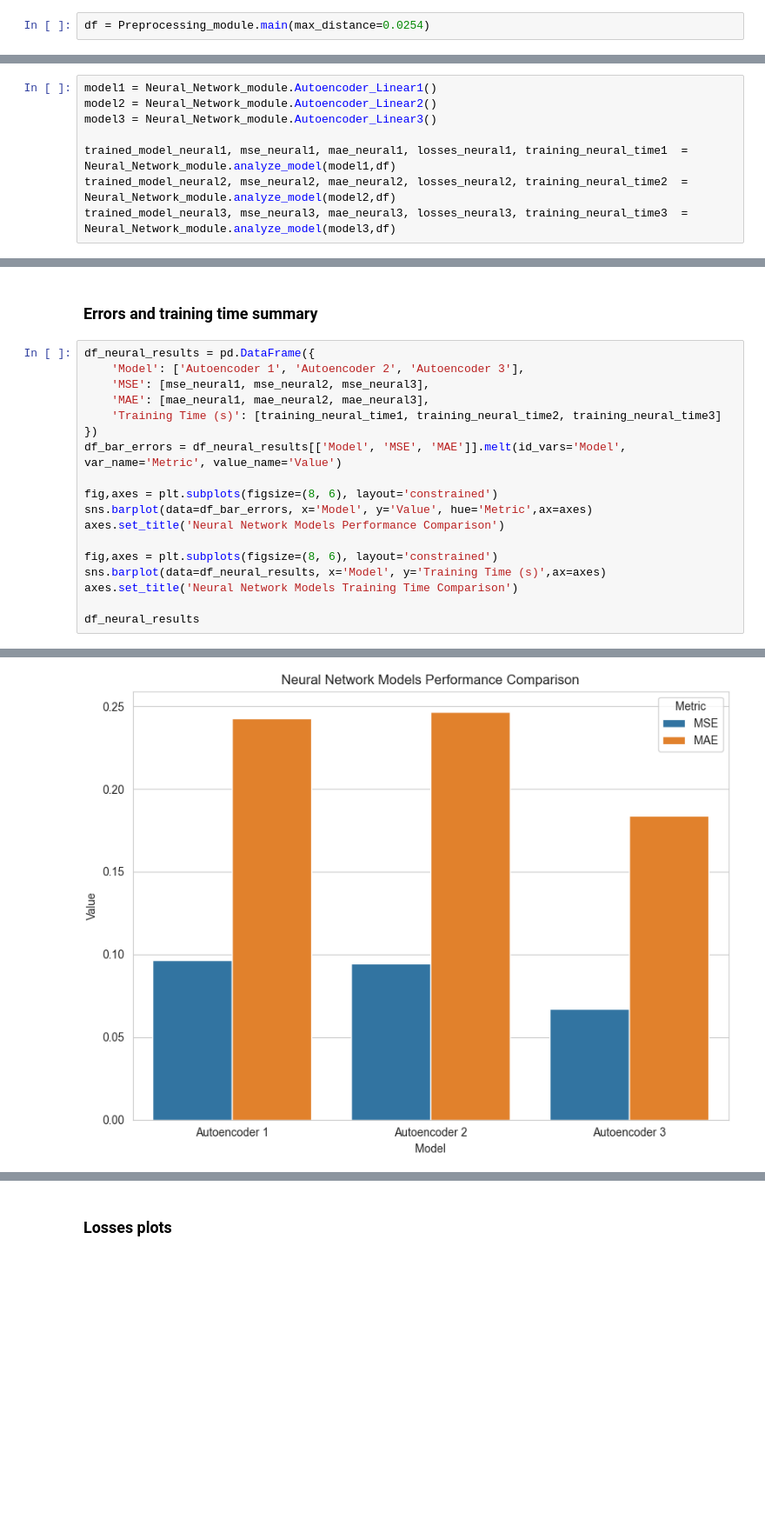
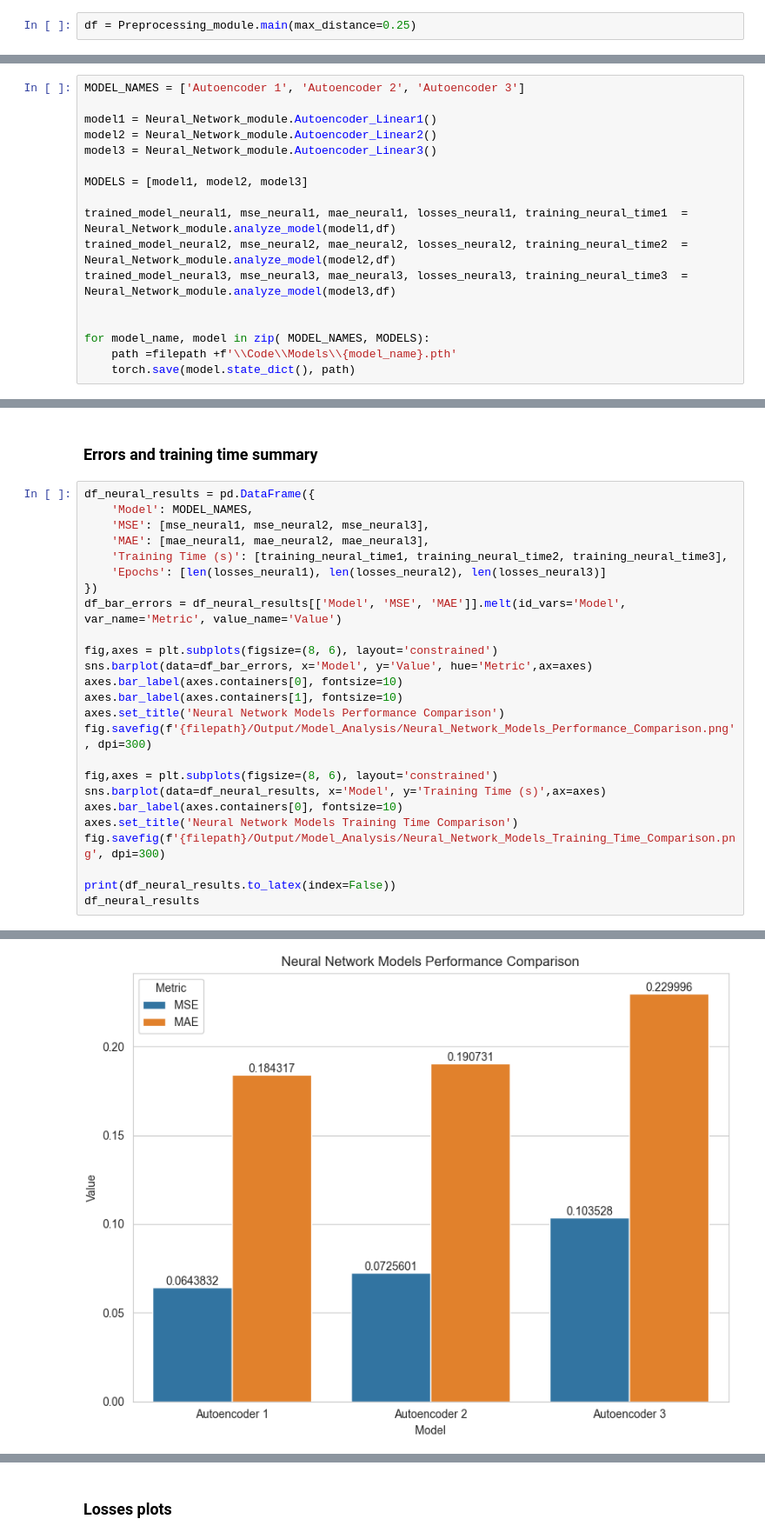
Before and after one commit to MathiaFiorelli/Praca-dyplomowa, a Jupyter notebook: Code/Notebook.ipynb, the cells around one changed output, grey strips where cells are left out. Shown at 87% size. Drawn from its saved outputs; the diff is of its cells as text; blank space fills up the shorter version.

```diff
--- a/Code/Notebook.ipynb
+++ b/Code/Notebook.ipynb
@@ -20,5 +22,5 @@ from sklearn.metrics import mean_absolute_error, mean_squared_error
 # %% [markdown]
 # Preprocess data and plot correlation and clusters
 # %%
-df = Preprocessing_module.main(max_distance=0.0254)
+df = Preprocessing_module.main(max_distance=0.25)
 # %% [output]
@@ -54,13 +54,22 @@ df
 # %% [markdown]
 ## Train models
 # %%
+MODEL_NAMES = ['Autoencoder 1', 'Autoencoder 2', 'Autoencoder 3']
+
 model1 = Neural_Network_module.Autoencoder_Linear1()
 model2 = Neural_Network_module.Autoencoder_Linear2()
 model3 = Neural_Network_module.Autoencoder_Linear3()
 
+MODELS = [model1, model2, model3]
+
 trained_model_neural1, mse_neural1, mae_neural1, losses_neural1, training_neural_time1  = Neural_Network_module.analyze_model(model1,df)
 trained_model_neural2, mse_neural2, mae_neural2, losses_neural2, training_neural_time2  = Neural_Network_module.analyze_model(model2,df)
 trained_model_neural3, mse_neural3, mae_neural3, losses_neural3, training_neural_time3  = Neural_Network_module.analyze_model(model3,df)
+
+
+for model_name, model in zip( MODEL_NAMES, MODELS):
+    path =filepath +f'\\Code\\Models\\{model_name}.pth'
+    torch.save(model.state_dict(), path)
 # %% [output]
 🔁 Przywracam najlepsze wagi modelu...
 
@@ -71,20 +83,27 @@ trained_model_neural3, mse_neural3, mae_neural3, losses_neural3, training_neural
 ### Errors and training time summary
 # %%
 df_neural_results = pd.DataFrame({
-    'Model': ['Autoencoder 1', 'Autoencoder 2', 'Autoencoder 3'],
+    'Model': MODEL_NAMES,
     'MSE': [mse_neural1, mse_neural2, mse_neural3],
     'MAE': [mae_neural1, mae_neural2, mae_neural3],
-    'Training Time (s)': [training_neural_time1, training_neural_time2, training_neural_time3]
+    'Training Time (s)': [training_neural_time1, training_neural_time2, training_neural_time3],
+    'Epochs': [len(losses_neural1), len(losses_neural2), len(losses_neural3)]
 })
 df_bar_errors = df_neural_results[['Model', 'MSE', 'MAE']].melt(id_vars='Model', var_name='Metric', value_name='Value')
 
 fig,axes = plt.subplots(figsize=(8, 6), layout='constrained')
 sns.barplot(data=df_bar_errors, x='Model', y='Value', hue='Metric',ax=axes)
+axes.bar_label(axes.containers[0], fontsize=10)
+axes.bar_label(axes.containers[1], fontsize=10)
 axes.set_title('Neural Network Models Performance Comparison')
+fig.savefig(f'{filepath}/Output/Model_Analysis/Neural_Network_Models_Performance_Comparison.png', dpi=300)
 
 fig,axes = plt.subplots(figsize=(8, 6), layout='constrained')
 sns.barplot(data=df_neural_results, x='Model', y='Training Time (s)',ax=axes)
+axes.bar_label(axes.containers[0], fontsize=10)
 axes.set_title('Neural Network Models Training Time Comparison')
+fig.savefig(f'{filepath}/Output/Model_Analysis/Neural_Network_Models_Training_Time_Comparison.png', dpi=300)
 
+print(df_neural_results.to_latex(index=False))
 df_neural_results
 # %% [output]
@@ -95 +123 @@ df_neural_results
-[figure, old version]
+[figure, new version]
```
Also changed, not shown: parts of 26 cells of this notebook, 17 other files.
